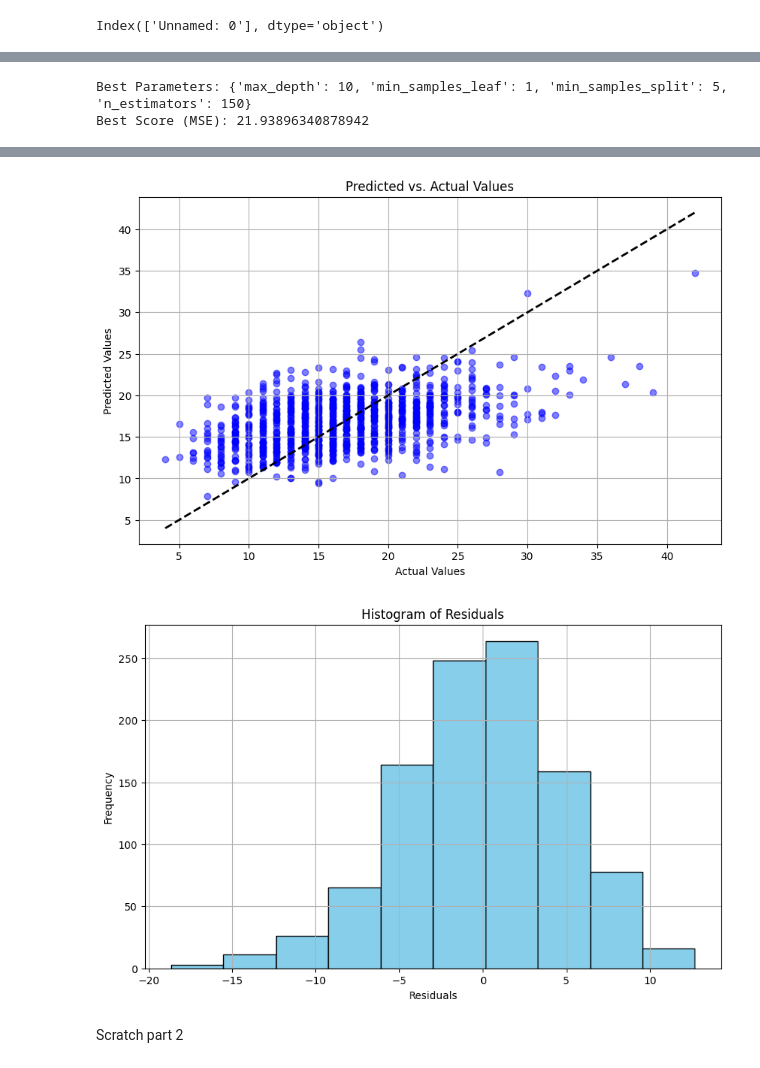
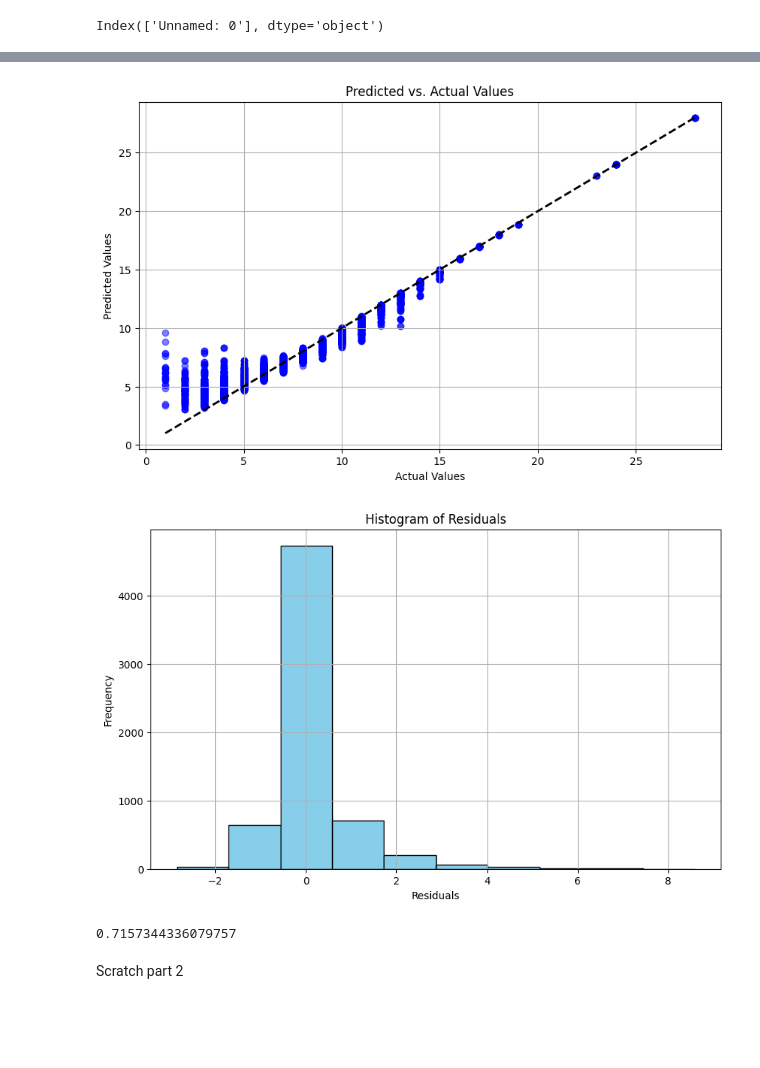
Before and after one commit to joshc2/CrimeCompetition, a Jupyter notebook: scratch.ipynb, the cells around one changed output, grey strips where cells are left out. Cells and saved outputs as stored; diff of their text form; code cells hidden in the pictures; blank space fills up the shorter version.

Commit message:
optimize model

```diff
--- a/scratch.ipynb
+++ b/scratch.ipynb
@@ -103,7 +103,7 @@ X_train, X_test, y_train, y_test = train_test_split(X, y, test_size=0.2, random_
 
 
 # Train Random Forest model
-rf = RandomForestRegressor(n_estimators=150, random_state=42)
+rf = RandomForestRegressor(n_estimators=500,max_depth=20, min_samples_leaf=2, min_samples_split=10, random_state=42)
 rf.fit(X_train, y_train)
 
 # Get predicted counts
@@ -123,27 +123,27 @@ from sklearn.model_selection import GridSearchCV, RandomizedSearchCV
 from sklearn.ensemble import RandomForestRegressor
 
 # Define the parameter grid for Grid Search
-param_grid = {
-    'n_estimators': [50,100, 150],
-    'max_depth': [None, 10, 20],
-    'min_samples_split': [2, 5],
-    'min_samples_leaf': [1, 2],
-    # 'max_features': ['auto', 'sqrt', 'log2']
-}
+# param_grid = {
+#     'n_estimators': [50,100, 150],
+#     'max_depth': [None, 10, 20],
+#     'min_samples_split': [2, 5],
+#     'min_samples_leaf': [1, 2],
+#     # 'max_features': ['auto', 'sqrt', 'log2']
+# }
 
-# Create the Random Forest Regressor model
-rf_model = RandomForestRegressor(random_state=42)
+# # Create the Random Forest Regressor model
+# rf_model = RandomForestRegressor(random_state=42)
 
-# Perform Grid Search with cross-validation
-grid_search = GridSearchCV(estimator=rf_model, param_grid=param_grid, cv=5, scoring='neg_mean_squared_error', n_jobs=-1)
-grid_search.fit(X_train, y_train)
+# # Perform Grid Search with cross-validation
+# grid_search = GridSearchCV(estimator=rf_model, param_grid=param_grid, cv=5, scoring='neg_mean_squared_error', n_jobs=-1)
+# grid_search.fit(X_train, y_train)
 
-# Get the best parameters and best score
-best_params = grid_search.best_params_
-best_score = grid_search.best_score_
+# # Get the best parameters and best score
+# best_params = grid_search.best_params_
+# best_score = grid_search.best_score_
 
-print("Best Parameters:", best_params)
-print("Best Score (MSE):", -best_score)
+# print("Best Parameters:", best_params)
+# print("Best Score (MSE):", -best_score)
 
 # # Alternatively, you can use Randomized Search
 # # Define the parameter distributions for Randomized Search
@@ -199,2 +198,0 @@ plt.show()
-Best Parameters: {'max_depth': 10, 'min_samples_leaf': 1, 'min_samples_split': 5, 'n_estimators': 150}
-Best Score (MSE): 21.93896340878942
@@ -202,5 +200,9 @@ Best Score (MSE): 21.93896340878942
-[figure, old version]
+[figure, new version]
-[figure, old version]
+[figure, new version]
+# %%
+mse
+# %% [output]
+0.7157344336079757
 # %% [markdown]
 Scratch part 2
 # %%
```
Also changed, not shown: parts of 2 cells of this notebook, 2 other files.
